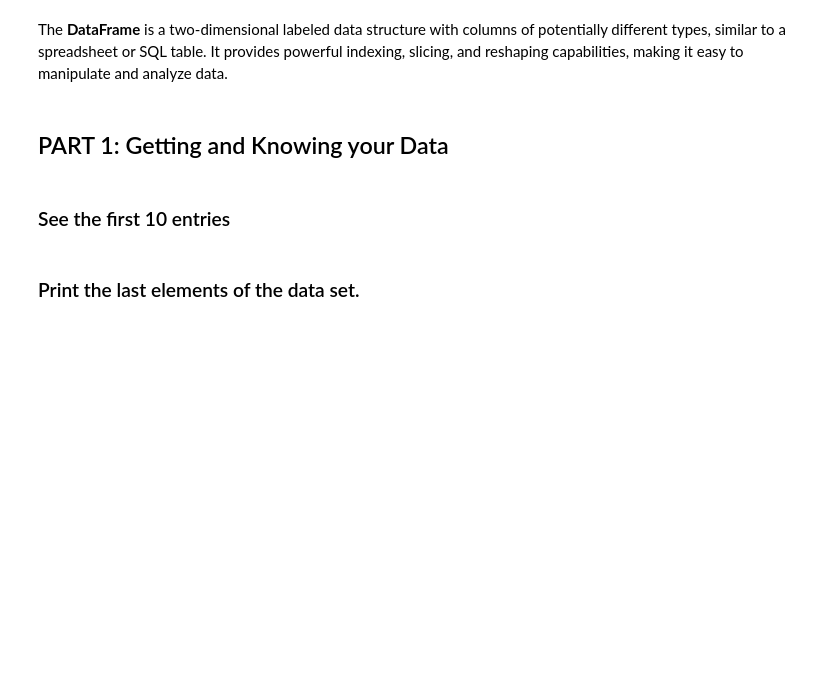
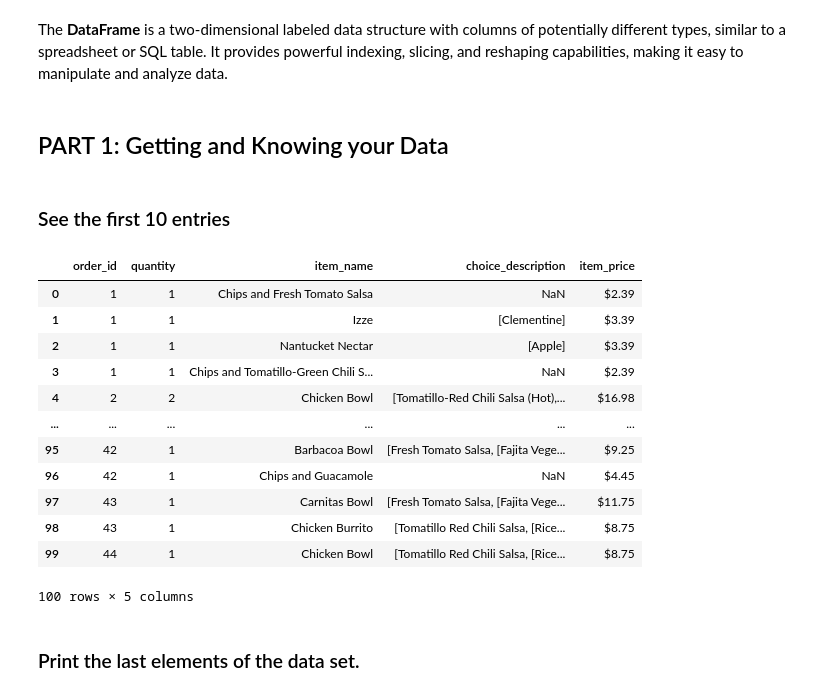
Before and after one commit to kapamikey/DataScienceBootcamp, a Jupyter notebook: Week-2/Week_2_Numpy_&_Pandas.ipynb, the cells around one changed output. Saved outputs shown, nothing was run; the diff lists cells and outputs as text; code cells hidden in the pictures; blank space fills up the shorter version.

```diff
--- a/Week-2/Week_2_Numpy_&_Pandas.ipynb
+++ b/Week-2/Week_2_Numpy_&_Pandas.ipynb
@@ -643,7 +641,21 @@ chipo = pd.read_csv(url, sep='\t')
 # %% [markdown]
 ### See the first 10 entries
 # %%
-chipo.head(10)  #Returns the first 10 rows
+chipo.head(100)  #Returns the first 10 rows
+# %% [output]
+|  | order_id | quantity | item_name | choice_description | item_price |
+| 0 | 1 | 1 | Chips and Fresh Tomato Salsa | NaN | $2.39 |
+| 1 | 1 | 1 | Izze | [Clementine] | $3.39 |
+| 2 | 1 | 1 | Nantucket Nectar | [Apple] | $3.39 |
+| 3 | 1 | 1 | Chips and Tomatillo-Green Chili S... | NaN | $2.39 |
+| 4 | 2 | 2 | Chicken Bowl | [Tomatillo-Red Chili Salsa (Hot),... | $16.98 |
+| ... | ... | ... | ... | ... | ... |
+| 95 | 42 | 1 | Barbacoa Bowl | [Fresh Tomato Salsa, [Fajita Vege... | $9.25 |
+| 96 | 42 | 1 | Chips and Guacamole | NaN | $4.45 |
+| 97 | 43 | 1 | Carnitas Bowl | [Fresh Tomato Salsa, [Fajita Vege... | $11.75 |
+| 98 | 43 | 1 | Chicken Burrito | [Tomatillo Red Chili Salsa, [Rice... | $8.75 |
+| 99 | 44 | 1 | Chicken Bowl | [Tomatillo Red Chili Salsa, [Rice... | $8.75 |
+100 rows × 5 columns
 # %% [markdown]
 ### Print the last elements of the data set.
 # %%
```
Also changed, not shown: parts of 58 cells of this notebook, 2 other files.
